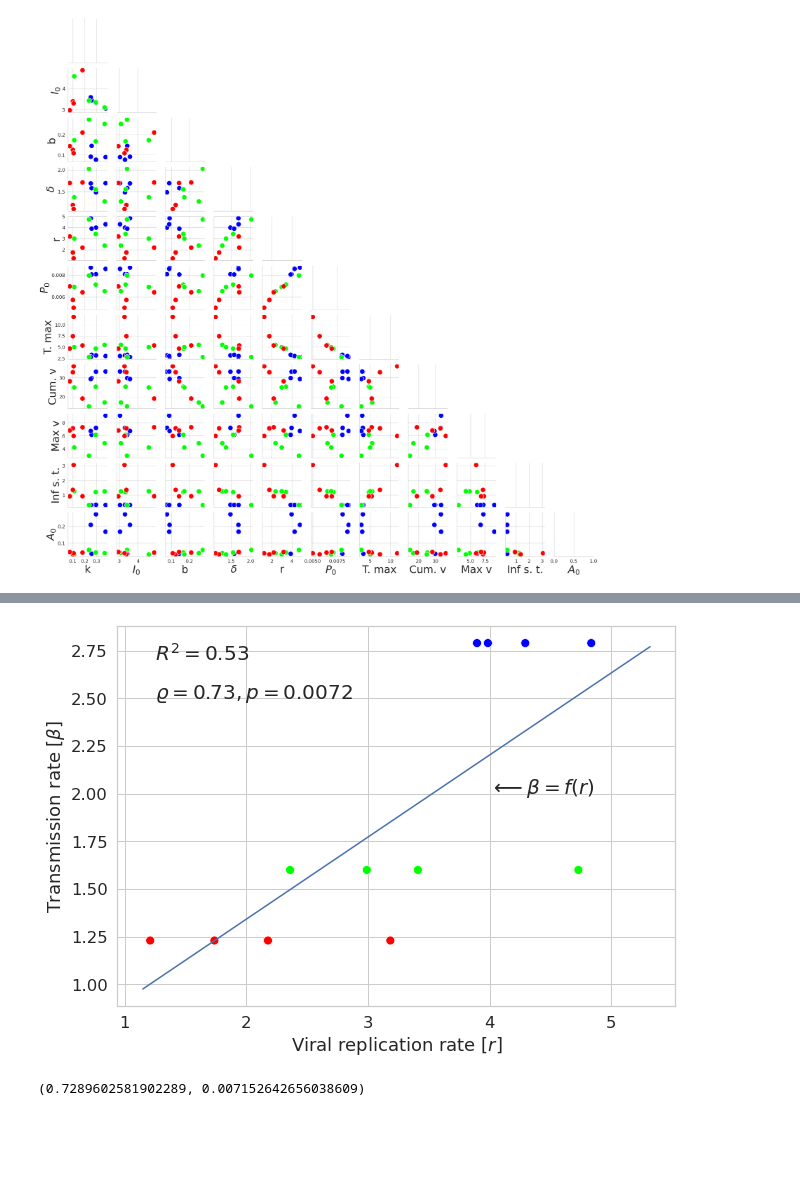
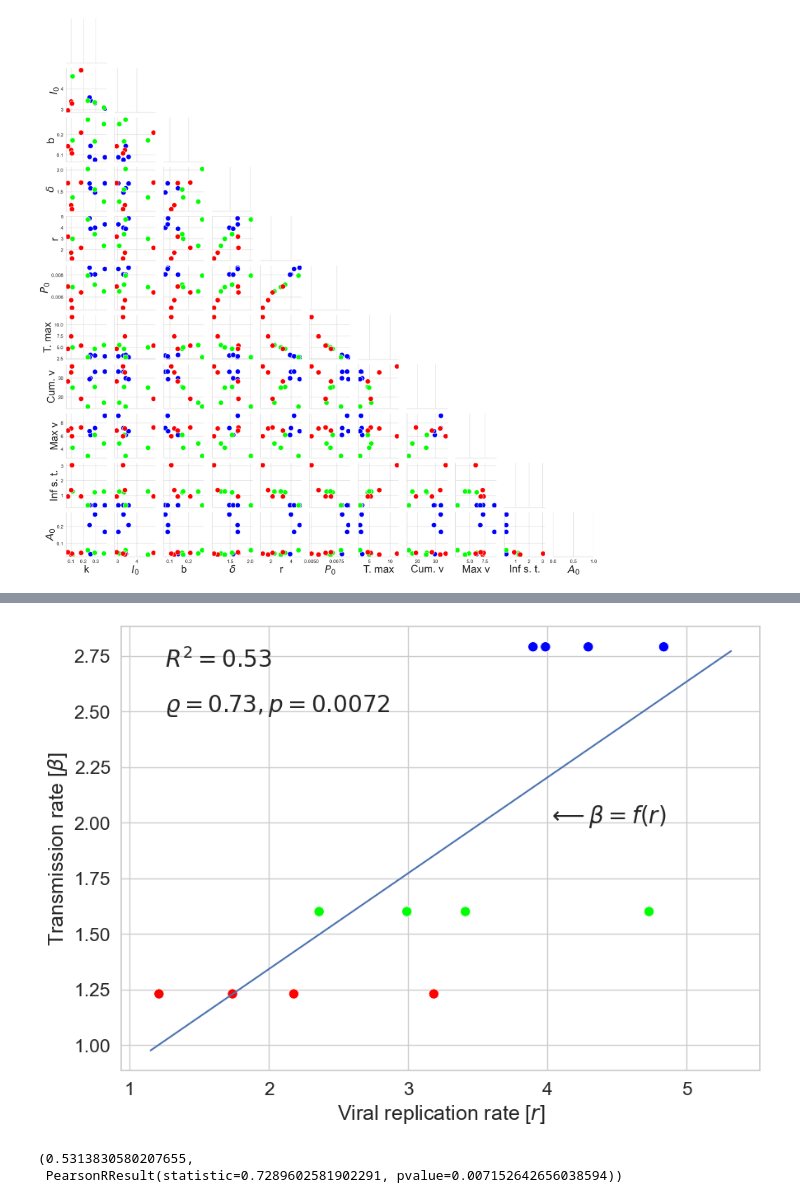
Before and after one commit to MacdonaldJoshuaCaleb/FMDV-Fitting-Bootstrap, a Jupyter notebook: Output_analysis/Fitting_Analysis.ipynb, the cells around one changed output, grey strips where cells are left out. Drawn from its saved outputs; the diff is of its cells as text; code cells hidden in the pictures; blank space fills up the shorter version.

```diff
--- a/Output_analysis/Fitting_Analysis.ipynb
+++ b/Output_analysis/Fitting_Analysis.ipynb
@@ -1,17 +1,23 @@
 # %%
+# packages used
 import pandas as pd
 import seaborn as sns
 import matplotlib.pyplot as plt
+from matplotlib.ticker import FormatStrFormatter
 import numpy as np
-from scipy.optimize import curve_fit
 from scipy import stats
+from sklearn.linear_model import LinearRegression
+from sklearn.metrics import r2_score
+from matplotlib.patches import Ellipse
+
+# set up plot formatting
 sns.set(color_codes=True)
 sns.set(font_scale=1)
 sns.set_style("whitegrid")
 
 # Sample mean parameter replications
-dfM = pd.read_csv(r'~/Documents/FMDVMeansMay9.csv')
+dfM = pd.read_csv(r'FMDVMeansMay9.csv')
 
 # Individual host median parameters
-dfInd = pd.read_csv(r'~/Documents/QualCompInd.csv')
+dfInd = pd.read_csv(r'QualCompInd.csv')
 # %%
@@ -213,31 +232,35 @@ plt.show()
 # %%
+# correlation analysis replication and transmission
+# formatting
 sns.set(font_scale = 1.5,style="whitegrid")
+# scatterplot
+h=sns.scatterplot(data = dfInd, x = (dfInd['r']),
+                  y = dfInd['Transmission'],
+                  palette=['#0000ff','#00ff00','#ff0000'],
+                  hue=dfInd['Serotype'],s=80)
 
-
-h=sns.scatterplot(data = dfInd, x = (dfInd['r']),y = dfInd['Transmission'],palette=['#0000ff','#00ff00','#ff0000'],hue=dfInd['Serotype'],s=80)
-# plt.xlabel(r'viral replication rate [r]')
 plt.gca().legend_.remove()
 
-
-from sklearn.linear_model import LinearRegression
-from sklearn.metrics import r2_score
-
+# linear regression and plot line of best fit
 X = (dfInd['r']).values
 X = X.reshape(-1,1)
 XX = np.linspace(.95*X.min(),1.1*X.max()).reshape(-1,1)
 y = dfInd['Transmission'].values
 reg = LinearRegression().fit(X, y)
 plt.plot(XX,reg.predict(XX))
+
+# plot labeling
 h.set_xlabel( r"Viral replication rate [$r$]" )
 h.set_ylabel( r"Transmission rate [$\beta$]")
 plt.text(1.25, 2.7, '$R^2 = 0.53$',fontsize=20)
 plt.text(1.25, 2.5, r'$\varrho = 0.73, p = 0.0072$',fontsize=20)
 plt.text(4,2,r'$\longleftarrow \beta = f(r)$',fontsize=20)
-# plt.text(3,2,r'$\downarrow$',fontsize=20)
 plt.show()
-r2_score(y, reg.predict(X))
-stats.pearsonr(dfInd['r'],dfInd['Transmission'])
+
+# print R^2 and correlation values
+r2_score(y, reg.predict(X)), stats.pearsonr(dfInd['r'],dfInd['Transmission'])
 # %% [output]
-[figure, old version]
+[figure, new version]
-(0.7289602581902289, 0.007152642656038609)
+(0.5313830580207655,
+ PearsonRResult(statistic=0.7289602581902291, pvalue=0.007152642656038594))
 # %%
```
Also changed, not shown: parts of 8 cells of this notebook, 3 other files.
